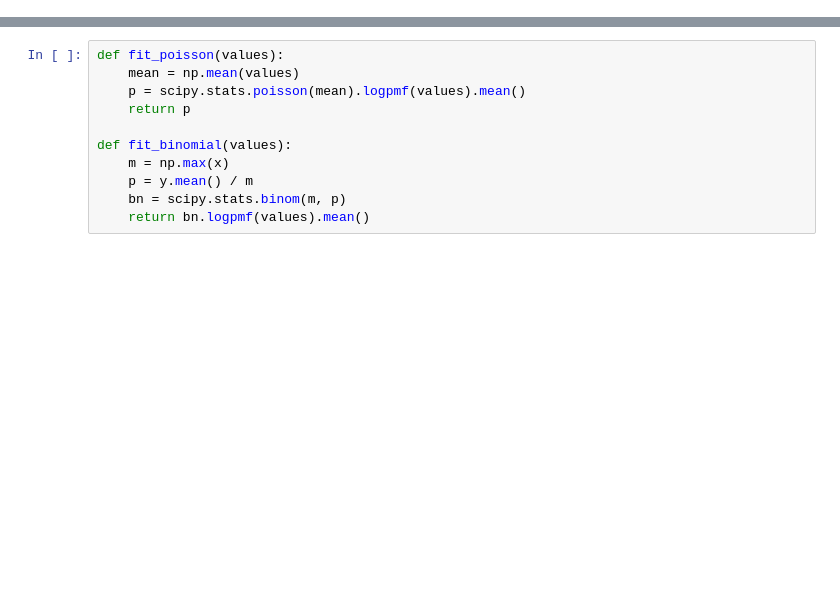
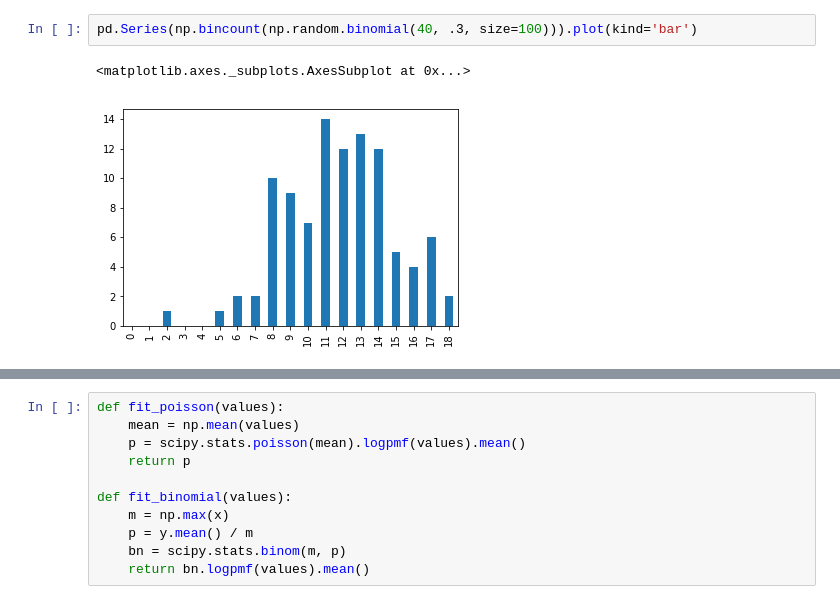
Before and after one commit to dabl/dabl, a Jupyter notebook: testing.ipynb, the cells around one changed output, grey strips where cells are left out. Saved outputs shown, nothing was run; the diff lists cells and outputs as text; blank space fills up the shorter version.

```diff
--- a/testing.ipynb
+++ b/testing.ipynb
@@ -268,0 +15,5 @@ Index(['Order', 'PID', 'MS SubClass', 'MS Zoning', 'Lot Frontage', 'Lot Area',
+# %%
+pd.Series(np.bincount(np.random.binomial(40, .3, size=100))).plot(kind='bar')
+# %% [output]
+<matplotlib.axes._subplots.AxesSubplot at 0x...>
+[figure, added]
```
Also changed, not shown: parts of 87 cells of this notebook, 3 other files.
